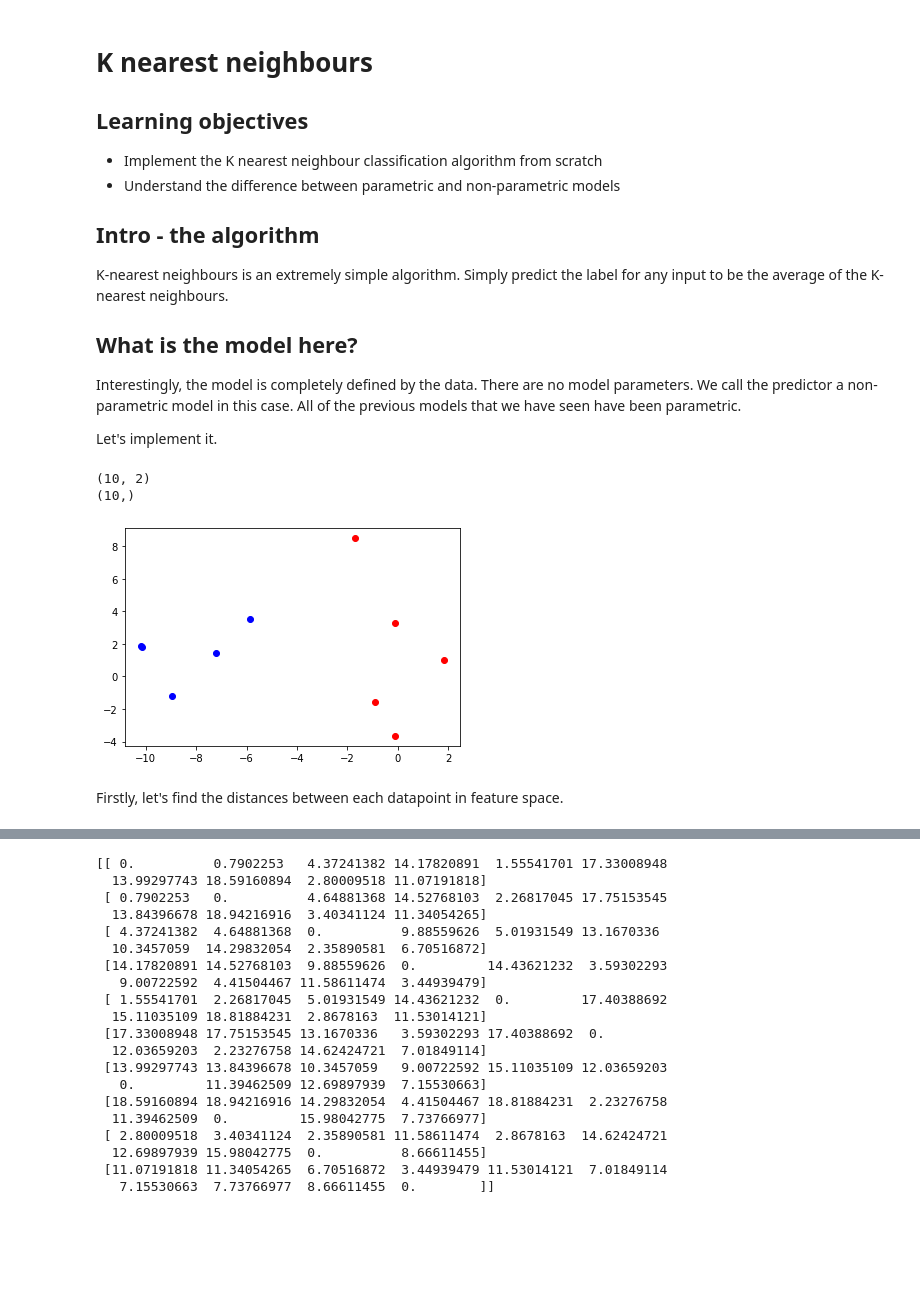
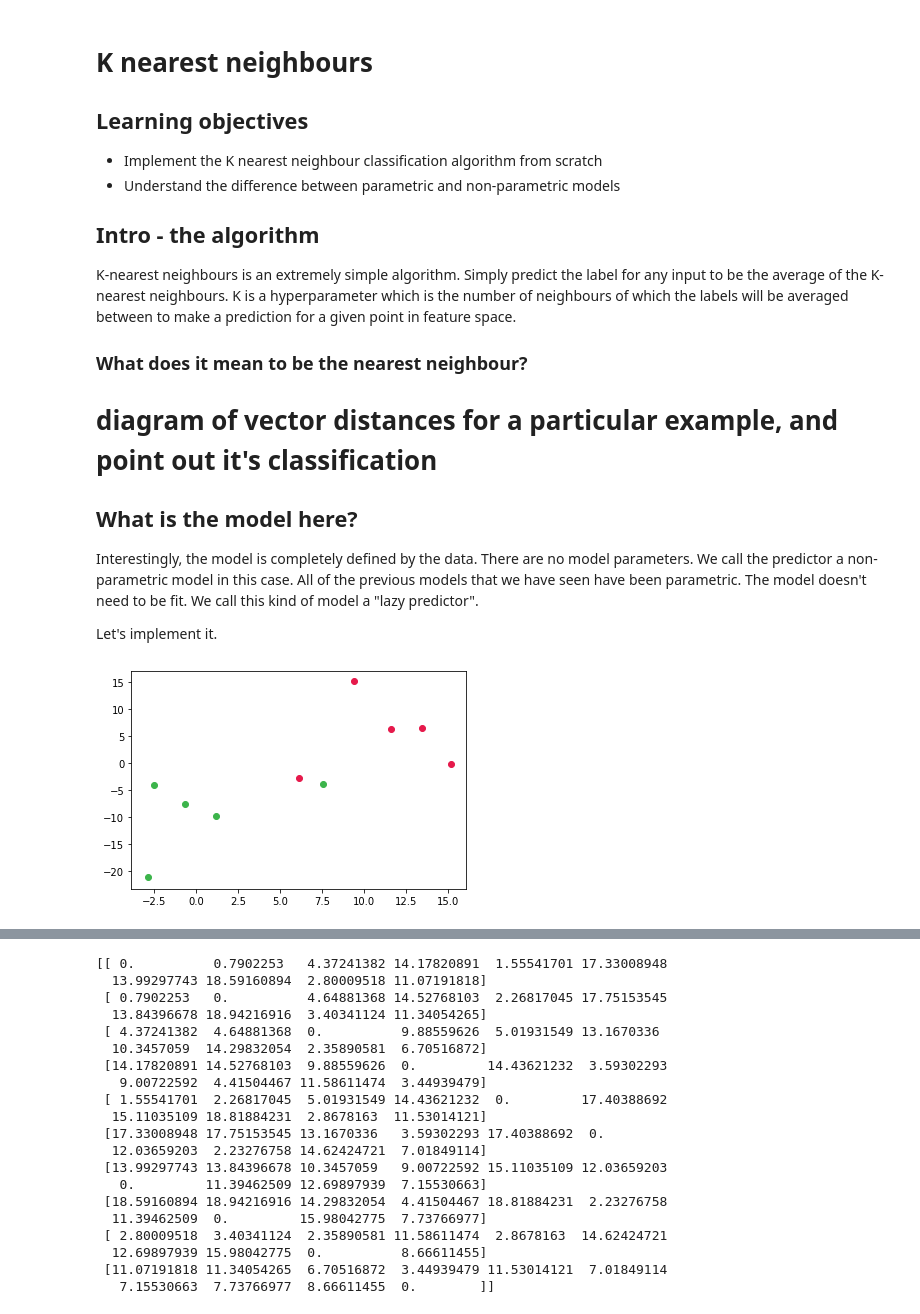
Before and after one commit to TataAndBigData/Practical-ML-DS, a Jupyter notebook: Chapter 1. Machine Learning Foundations/10. K Nearest Neighbours.ipynb, the cells around one changed output, grey strips where cells are left out. Cells and saved outputs as stored; diff of their text form; code cells hidden in the pictures; blank space fills up the shorter version.

Commit message:
first run through with Redha

```diff
--- a/Chapter 1. Machine Learning Foundations/10. K Nearest Neighbours.ipynb
+++ b/Chapter 1. Machine Learning Foundations/10. K Nearest Neighbours.ipynb
@@ -7,38 +7,27 @@
 
 ## Intro - the algorithm
 
-K-nearest neighbours is an extremely simple algorithm. Simply predict the label for any input to be the average of the K-nearest neighbours.
+K-nearest neighbours is an extremely simple algorithm.
+Simply predict the label for any input to be the average of the K-nearest neighbours.
+K is a hyperparameter which is the number of neighbours of which the labels will be averaged between to make a prediction for a given point in feature space.
+
+### What does it mean to be the nearest neighbour?
+
+# diagram of vector distances for a particular example, and point out it's classification
 
 ## What is the model here?
 
-Interestingly, the model is completely defined by the data. There are no model parameters. We call the predictor a non-parametric model in this case. All of the previous models that we have seen have been parametric.
+Interestingly, the model is completely defined by the data. There are no model parameters. We call the predictor a non-parametric model in this case. All of the previous models that we have seen have been parametric. The model doesn't need to be fit. We call this kind of model a "lazy predictor".
 
 Let's implement it.
-# %%
-import pandas as pd
-import sklearn.datasets
-import numpy as np
-np.set_printoptions(suppress=True)
-import matplotlib.pyplot as plt
-
-X, Y = sklearn.datasets.make_blobs(n_samples=10, n_features=2, centers=2, cluster_std=3.0)#, center_box=(-10.0, 10.0), shuffle=True, random_state=None, return_centers=False)
-print(X.shape)
-print(Y.shape)
-
-def show_ground_truth(X, Y):
-    y0 = Y == 0
-    x0 = X[y0]
-    y1 = Y == 1
-    x1 = X[y1]
-
-    plt.scatter(x0[:, 0], x0[:, 1], c='r')
-    plt.scatter(x1[:, 0], x1[:, 1], c='b')
-    plt.show()
-
-show_ground_truth(X, Y)
-# %% [output]
-(10, 2)
-(10,)
-[figure, removed]
-# %% [markdown]
-Firstly, let's find the distances between each datapoint in feature space.
+# %%
+import pandas as pd
+import sklearn.datasets
+import numpy as np
+np.set_printoptions(suppress=True)
+from utils import get_classification_data, show_data
+
+X, Y = get_classification_data()
+show_data(X, Y)
+# %% [output]
+[figure, added]
```
Also changed, not shown: parts of 10 cells of this notebook.
